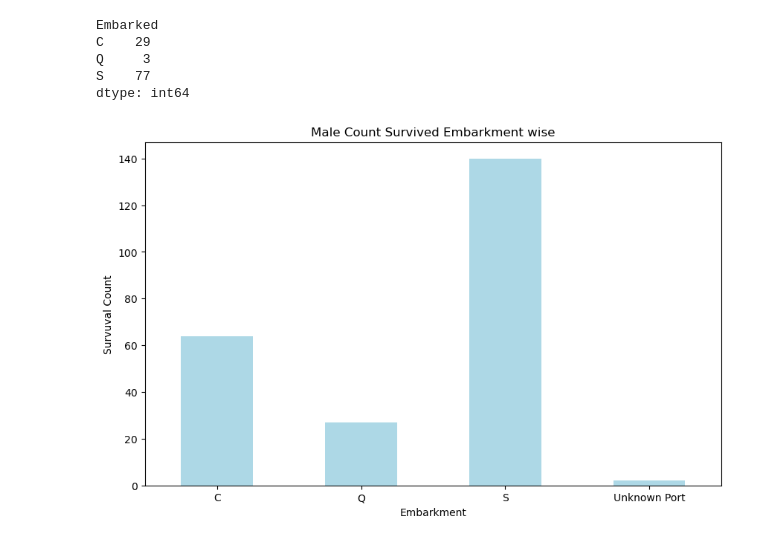
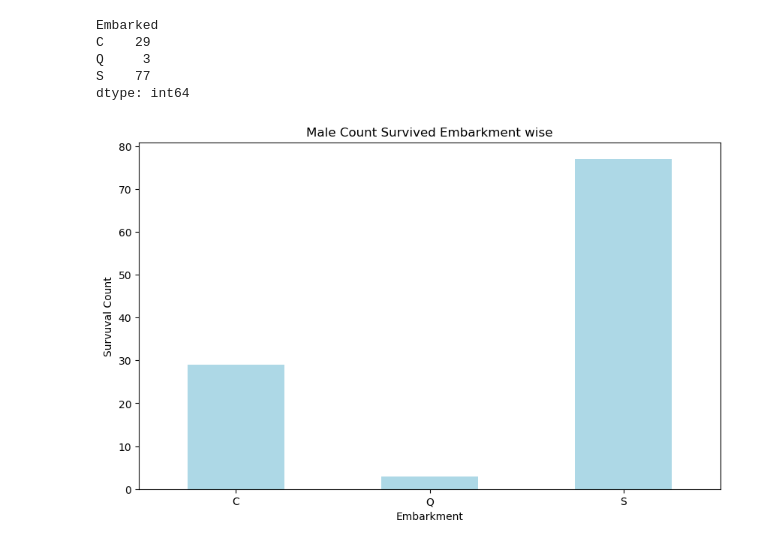
Before and after one commit to ahmadkamrans/titanic-dataset-analysis, a Jupyter notebook: dataAnalysis.ipynb, the cells around one changed output. Saved outputs shown, nothing was run; the diff lists cells and outputs as text; code cells hidden in the pictures.

Commit message:
updated male embarkment bar chart

```diff
--- a/dataAnalysis.ipynb
+++ b/dataAnalysis.ipynb
@@ -748,11 +748,11 @@ S    77
 dtype: int64
 # %%
 plt.figure(figsize=(10,6))
-female_survived_embarked.plot(kind='bar', color='lightblue')
+male_survived_embarked.plot(kind='bar', color='lightblue')
 plt.title('Male Count Survived Embarkment wise')
 plt.xlabel('Embarkment')
 plt.ylabel('Survuval Count')
 plt.xticks(rotation=0)
 plt.show()
 # %% [output]
-[figure, old version]
+[figure, new version]
```
